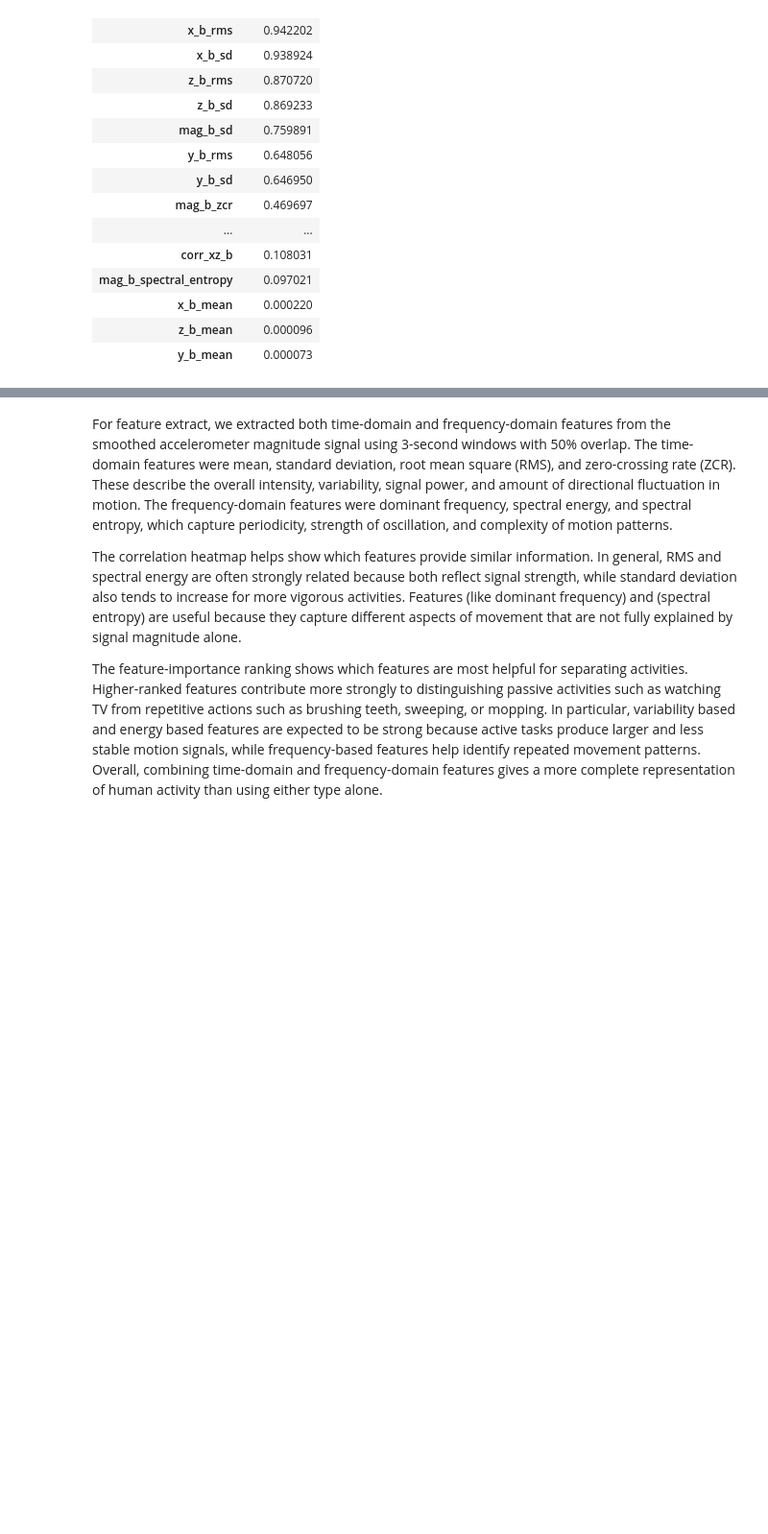
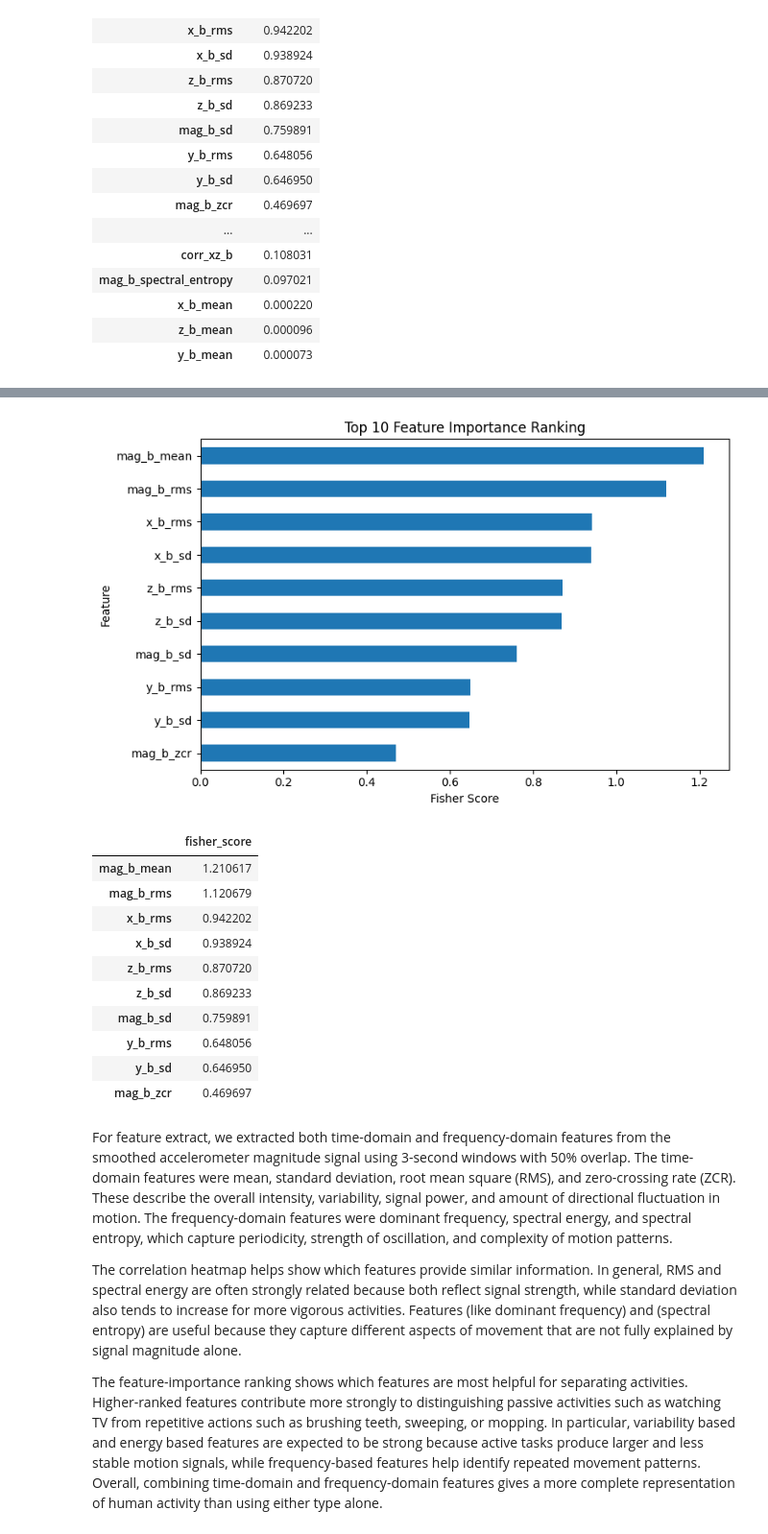
Before and after one commit to jaye311/CS156-Intro-To-AI-Project, a Jupyter notebook: main.ipynb, the cells around one changed output, grey strips where cells are left out. Shown at 96% size. Drawn from its saved outputs; the diff is of its cells as text; code cells hidden in the pictures; blank space fills up the shorter version.

```diff
--- a/main.ipynb
+++ b/main.ipynb
@@ -658,3 +683,35 @@ display(fisher_scores.rename("fisher_score").to_frame())
+# %%
+
+# only top 10 features instead of all 31
+
+top_n = 10
+top_fisher_scores = fisher_scores.head(top_n)
+
+plt.figure(figsize=(8, 5))
+top_fisher_scores.sort_values().plot(kind="barh")
+
+plt.xlabel("Fisher Score")
+plt.ylabel("Feature")
+plt.title("Top 10 Feature Importance Ranking")
+plt.tight_layout()
+
+plt.savefig("feature-importance.png", dpi=300, bbox_inches="tight")
+plt.show()
+
+display(top_fisher_scores.rename("fisher_score").to_frame())
+# %% [output]
+[figure, added]
+|  | fisher_score |
+| mag_b_mean | 1.210617 |
+| mag_b_rms | 1.120679 |
+| x_b_rms | 0.942202 |
+| x_b_sd | 0.938924 |
+| z_b_rms | 0.870720 |
+| z_b_sd | 0.869233 |
+| mag_b_sd | 0.759891 |
+| y_b_rms | 0.648056 |
+| y_b_sd | 0.646950 |
+| mag_b_zcr | 0.469697 |
 # %% [markdown]
 For feature extract, we extracted both time-domain and frequency-domain features from the smoothed accelerometer magnitude signal using 3-second windows with 50% overlap. The time-domain features were mean, standard deviation, root mean square (RMS), and zero-crossing rate (ZCR). These describe the overall intensity, variability, signal power, and amount of directional fluctuation in motion. The frequency-domain features were dominant frequency, spectral energy, and spectral entropy, which capture periodicity, strength of oscillation, and complexity of motion patterns.
 
```
Also changed, not shown: parts of 10 cells of this notebook.
